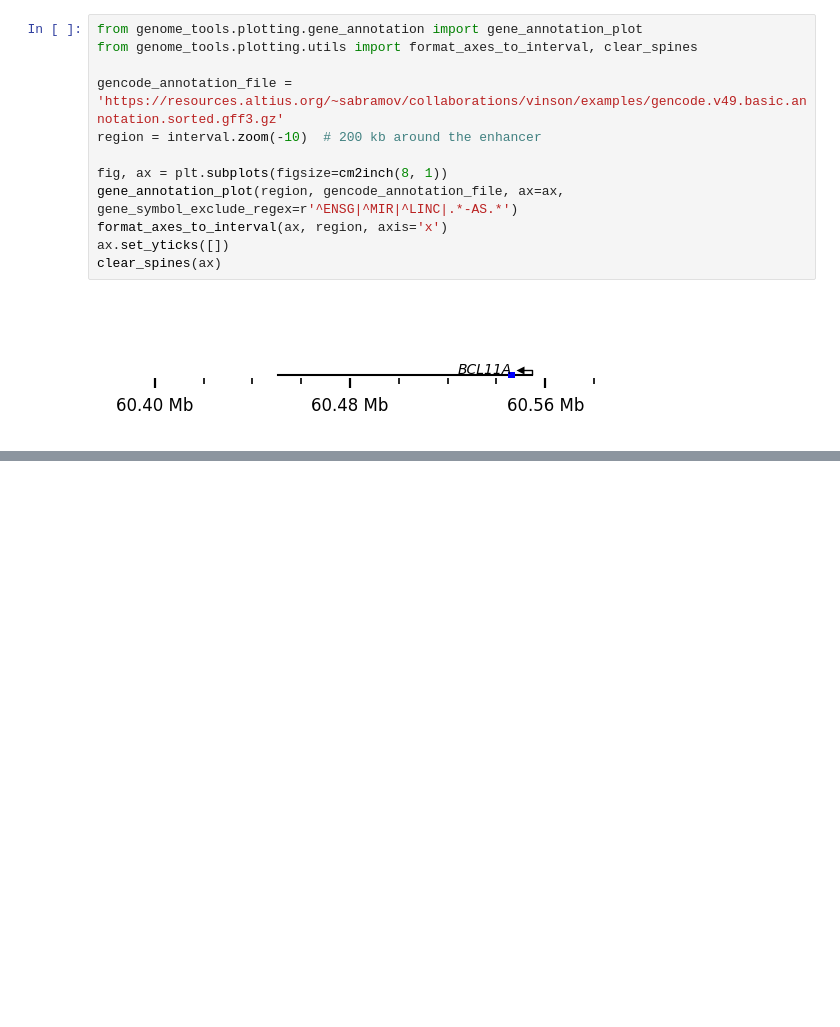
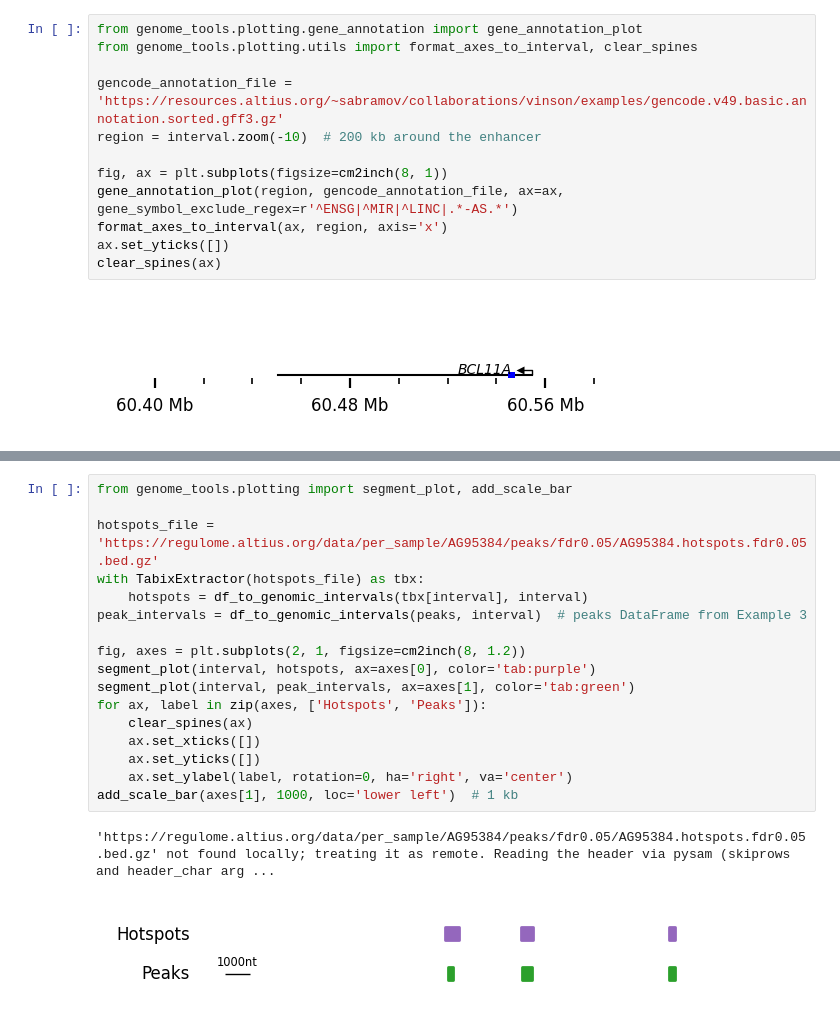
Before and after one commit to vierstralab/genome-tools, a Jupyter notebook: examples/UsageExamples.ipynb, the cells around one changed output, grey strips where cells are left out. Cells and saved outputs as stored; diff of their text form; blank space fills up the shorter version.

```diff
--- a/examples/UsageExamples.ipynb
+++ b/examples/UsageExamples.ipynb
@@ -133,0 +177,20 @@ clear_spines(ax)
+# %%
+from genome_tools.plotting import segment_plot, add_scale_bar
+
+hotspots_file = 'https://regulome.altius.org/data/per_sample/AG95384/peaks/fdr0.05/AG95384.hotspots.fdr0.05.bed.gz'
+with TabixExtractor(hotspots_file) as tbx:
+    hotspots = df_to_genomic_intervals(tbx[interval], interval)
+peak_intervals = df_to_genomic_intervals(peaks, interval)  # peaks DataFrame from Example 3
+
+fig, axes = plt.subplots(2, 1, figsize=cm2inch(8, 1.2))
+segment_plot(interval, hotspots, ax=axes[0], color='tab:purple')
+segment_plot(interval, peak_intervals, ax=axes[1], color='tab:green')
+for ax, label in zip(axes, ['Hotspots', 'Peaks']):
+    clear_spines(ax)
+    ax.set_xticks([])
+    ax.set_yticks([])
+    ax.set_ylabel(label, rotation=0, ha='right', va='center')
+add_scale_bar(axes[1], 1000, loc='lower left')  # 1 kb
+# %% [output]
+'https://regulome.altius.org/data/per_sample/AG95384/peaks/fdr0.05/AG95384.hotspots.fdr0.05.bed.gz' not found locally; treating it as remote. Reading the header via pysam (skiprows and header_char arg ...
+[figure, added]
```
Also changed, not shown: parts of 19 cells of this notebook, 3 other files.
